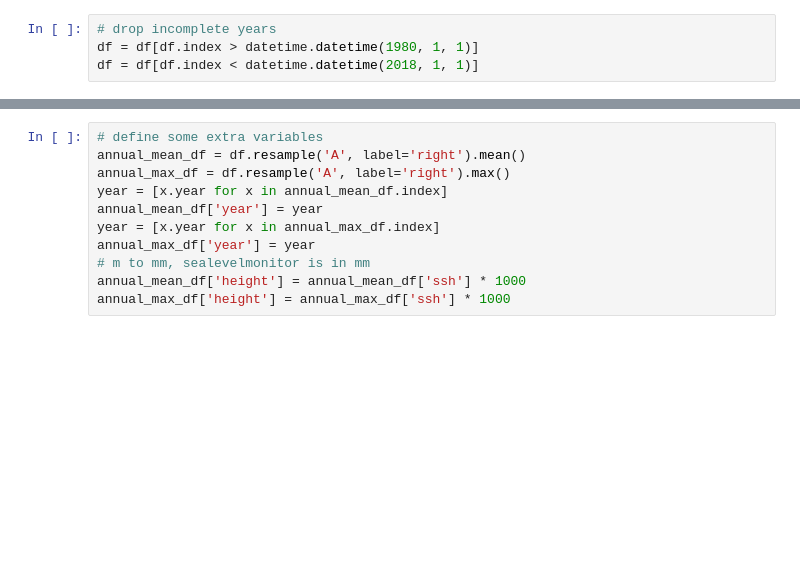
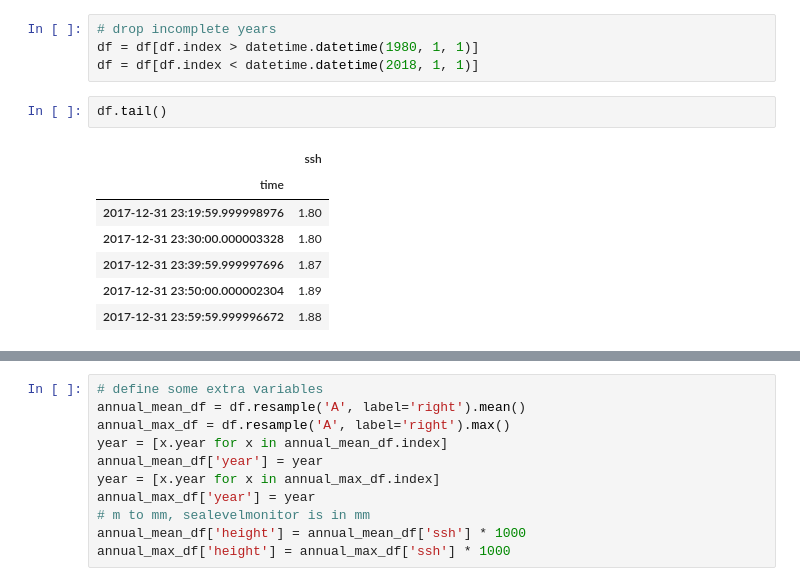
Before and after one commit to openearth/notebooks, a Jupyter notebook: analysis-brouwershavensegat.ipynb, the cells around one changed output, grey strips where cells are left out. Saved outputs shown, nothing was run; the diff lists cells and outputs as text; blank space fills up the shorter version.

```diff
--- a/analysis-brouwershavensegat.ipynb
+++ b/analysis-brouwershavensegat.ipynb
@@ -32,3 +43,13 @@ print(counts.tail(n=3))
 # drop incomplete years
 df = df[df.index > datetime.datetime(1980, 1, 1)]
 df = df[df.index < datetime.datetime(2018, 1, 1)]
+# %%
+df.tail()
+# %% [output]
+|  | ssh |
+| time |  |
+| 2017-12-31 23:19:59.999998976 | 1.80 |
+| 2017-12-31 23:30:00.000003328 | 1.80 |
+| 2017-12-31 23:39:59.999997696 | 1.87 |
+| 2017-12-31 23:50:00.000002304 | 1.89 |
+| 2017-12-31 23:59:59.999996672 | 1.88 |
```
Also changed, not shown: parts of 7 cells of this notebook.
